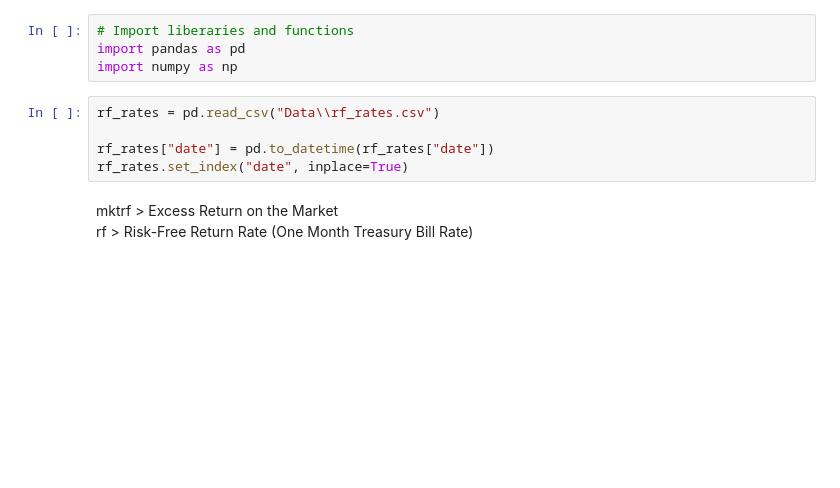
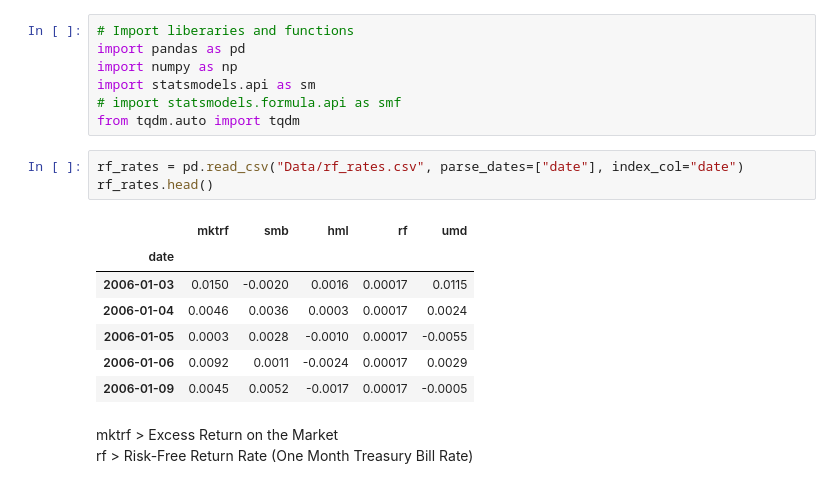
Before and after one commit to Amin-T/RD_Topic_Modeling, a Jupyter notebook: calc_Beta.ipynb, the cells around one changed output. Drawn from its saved outputs; the diff is of its cells as text; blank space fills up the shorter version.

```diff
--- a/calc_Beta.ipynb
+++ b/calc_Beta.ipynb
@@ -2,11 +2,20 @@
 # Import liberaries and functions
 import pandas as pd
 import numpy as np
+import statsmodels.api as sm
+# import statsmodels.formula.api as smf
+from tqdm.auto import tqdm
 # %%
-rf_rates = pd.read_csv("Data\\rf_rates.csv")
-
-rf_rates["date"] = pd.to_datetime(rf_rates["date"])
-rf_rates.set_index("date", inplace=True)
+rf_rates = pd.read_csv("Data/rf_rates.csv", parse_dates=["date"], index_col="date")
+rf_rates.head()
+# %% [output]
+|  | mktrf | smb | hml | rf | umd |
+| date |  |  |  |  |  |
+| 2006-01-03 | 0.0150 | -0.0020 | 0.0016 | 0.00017 | 0.0115 |
+| 2006-01-04 | 0.0046 | 0.0036 | 0.0003 | 0.00017 | 0.0024 |
+| 2006-01-05 | 0.0003 | 0.0028 | -0.0010 | 0.00017 | -0.0055 |
+| 2006-01-06 | 0.0092 | 0.0011 | -0.0024 | 0.00017 | 0.0029 |
+| 2006-01-09 | 0.0045 | 0.0052 | -0.0017 | 0.00017 | -0.0005 |
 # %% [markdown]
 mktrf > Excess Return on the Market\
 rf > Risk-Free Return Rate (One Month Treasury Bill Rate)
```
Also changed, not shown: parts of 32 cells of this notebook, 17 other files.
